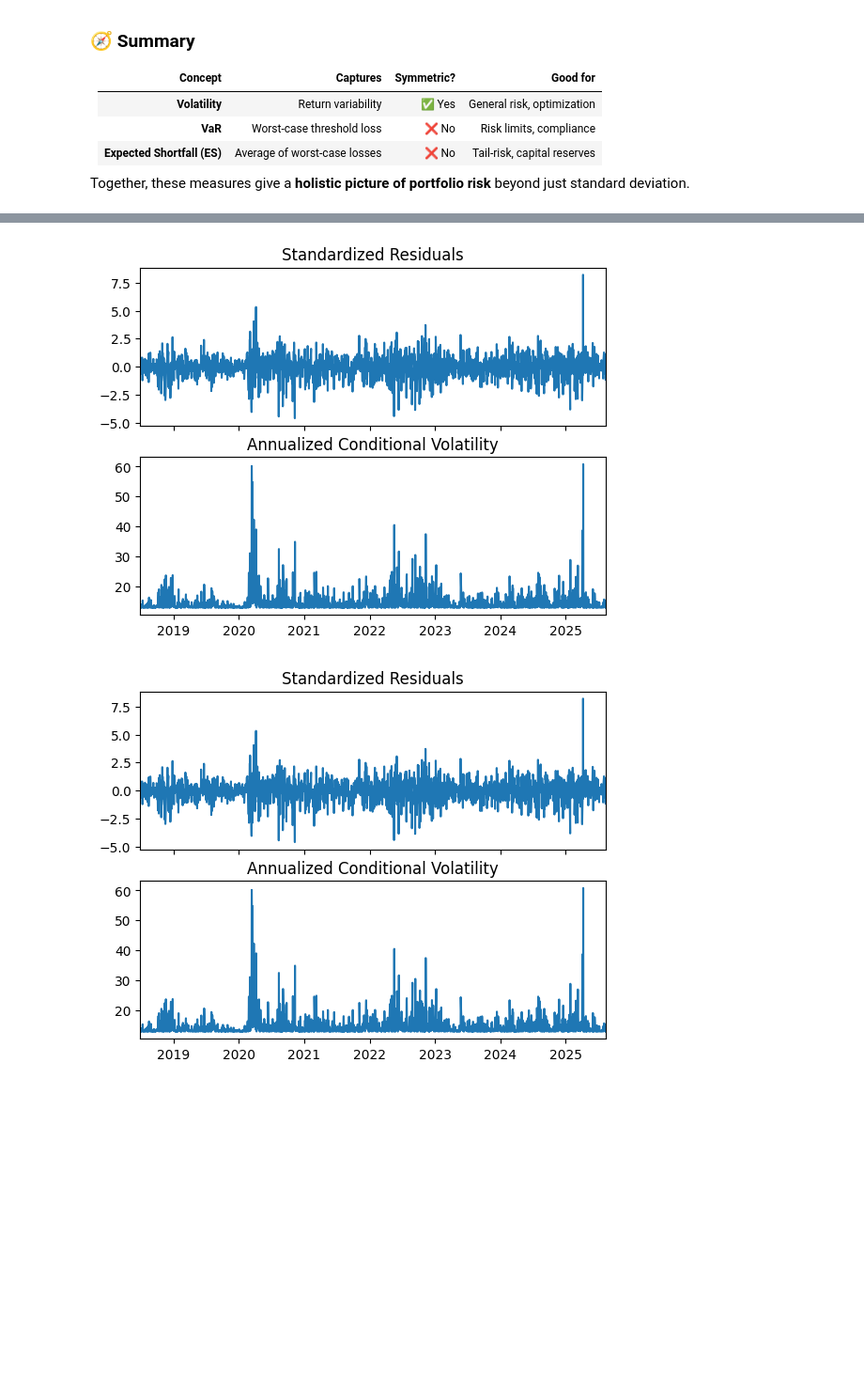
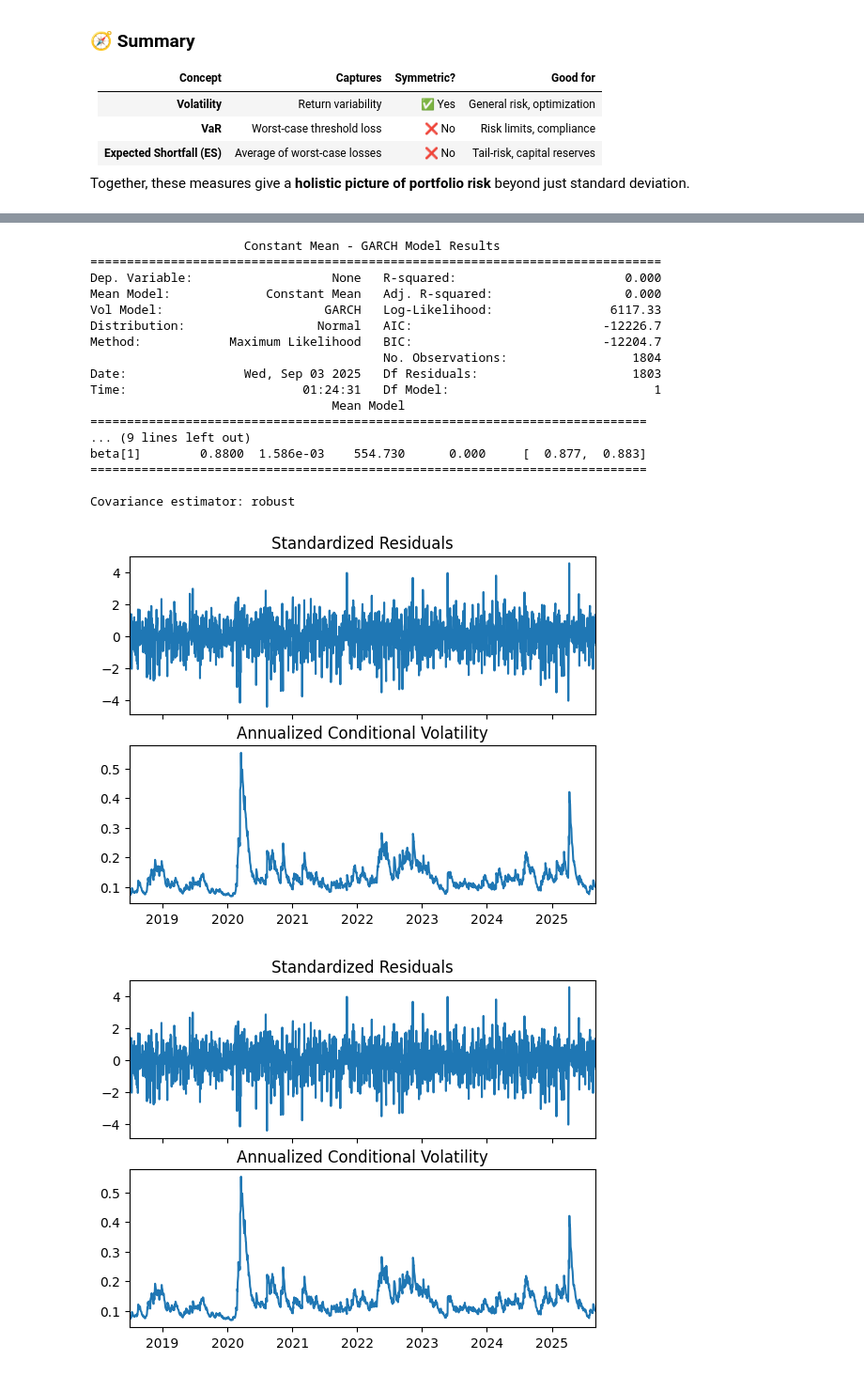
Before and after one commit to lonespear/MA206, a Jupyter notebook: QuantitativeFinance.ipynb, the cells around one changed output, grey strips where cells are left out. Shown at 94% size. Drawn from its saved outputs; the diff is of its cells as text; code cells hidden in the pictures; blank space fills up the shorter version.

```diff
--- a/QuantitativeFinance.ipynb
+++ b/QuantitativeFinance.ipynb
@@ -499,9 +499,10 @@ def run_mpt_analysis(tickers, period="10y", rf=0.02, allow_short=False):
     print(f"  Volatility: {v_gmv:.3f}")
 
     return {
-    "tangency": {"weights": w_tan, "mu": mu, "Sigma": Sigma},
-    "gmv": {"weights": w_gmv, "mu": mu, "Sigma": Sigma}
-}
+        "rets": rets,
+        "tangency": {"weights": w_tan, "mu": mu, "Sigma": Sigma},
+        "gmv": {"weights": w_gmv, "mu": mu, "Sigma": Sigma}
+    }
 # %%
 # ---- choose tickers (feel free to swap/extend) ----
 portfolio_1 = [
@@ -532,6 +533,8 @@ portfolio_1 = [
 portfolio_2 = ["SPY", "QQQ", "IAU", "GOVT", "VNQ", "VTI"]
 results = run_mpt_analysis(portfolio_1, rf=0.043, allow_short=False)
 
+rets = results["rets"]
+
 w_tan = results["tangency"]["weights"]
 mu = results["tangency"]["mu"]
 Sigma = results["tangency"]["Sigma"]
@@ -1253,9 +962,6 @@ Warnings:
 # %%
-# Rescale returns by 100
-rets_scaled = 100 * port_rets
-
-model_arch = arch_model(rets_scaled, vol="ARCH", p=1)
-res_arch = model_arch.fit(disp="off")
-print(res_arch.summary())
-res_arch.plot(annualize="D")
+model_garch = arch_model(log_returns, vol="GARCH", p=1, q=1)
+res_garch = model_garch.fit(disp="off")
+print(res_garch.summary())
+res_garch.plot(annualize="D")
 # %% [output]
@@ -1279,2 +976,19 @@ Covariance estimator: robust
+                     Constant Mean - GARCH Model Results
+==============================================================================
+Dep. Variable:                   None   R-squared:                       0.000
+Mean Model:             Constant Mean   Adj. R-squared:                  0.000
+Vol Model:                      GARCH   Log-Likelihood:                6117.33
+Distribution:                  Normal   AIC:                          -12226.7
+Method:            Maximum Likelihood   BIC:                          -12204.7
+                                        No. Observations:                 1804
+Date:                Wed, Sep 03 2025   Df Residuals:                     1803
+Time:                        01:24:31   Df Model:                            1
+                                 Mean Model
+============================================================================
+... (9 lines left out)
+beta[1]        0.8800  1.586e-03    554.730      0.000     [  0.877,  0.883]
+============================================================================
+
+Covariance estimator: robust
-[figure, old version]
+[figure, new version]
-[figure, old version]
+[figure, new version]
```
Also changed, not shown: parts of 26 cells of this notebook.
